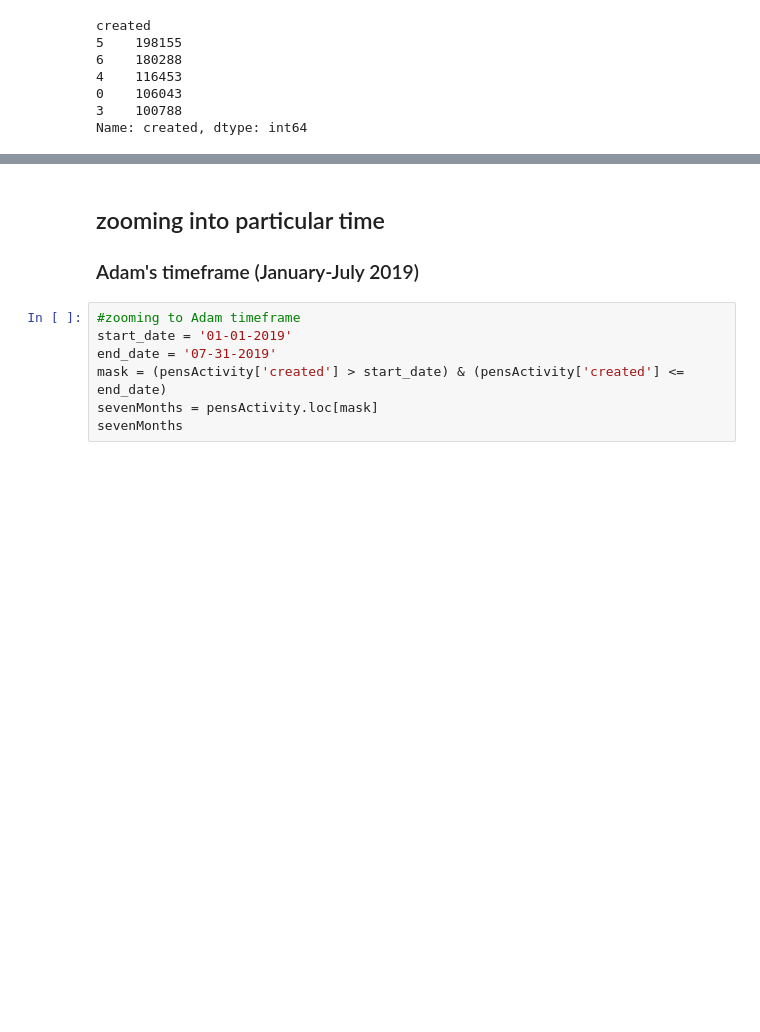
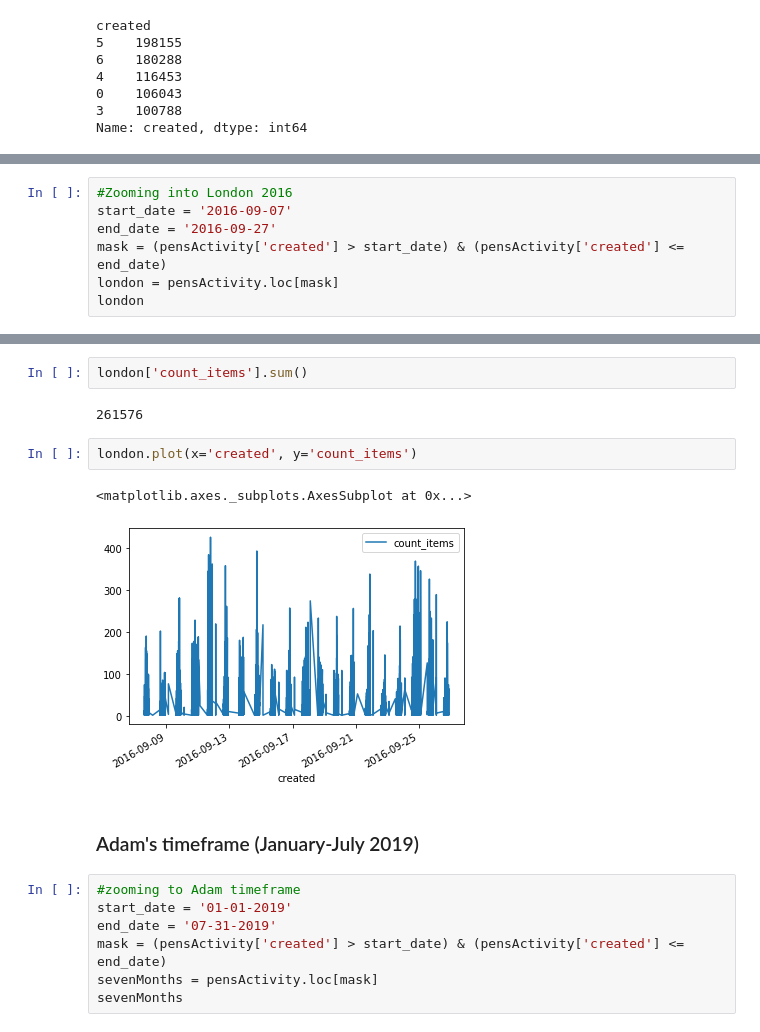
Before and after one commit to ShirinStar/Pen_Data_Dictionary, a Jupyter notebook: data/Pens Activity overview.ipynb, the cells around one changed output, grey strips where cells are left out. Cells and saved outputs as stored; diff of their text form; blank space fills up the shorter version.

Commit message:
exhibition activity and first visists

```diff
--- a/data/Pens Activity overview.ipynb
+++ b/data/Pens Activity overview.ipynb
@@ -155,0 +159,7 @@ Name: created, dtype: int64
+# %%
+#Zooming into London 2016
+start_date = '2016-09-07'
+end_date = '2016-09-27'
+mask = (pensActivity['created'] > start_date) & (pensActivity['created'] <= end_date)
+london = pensActivity.loc[mask]
+london
@@ -156,5 +194,13 @@ Name: created, dtype: int64
+# %%
+london['count_items'].sum()
+# %% [output]
+261576
+# %%
+london.plot(x='created', y='count_items')
+# %% [output]
+<matplotlib.axes._subplots.AxesSubplot at 0x...>
+[figure, added]
 # %% [markdown]
-## zooming into particular time
 ### Adam's timeframe (January-July 2019)
 # %%
 #zooming to Adam timeframe
```
Also changed, not shown: parts of 3 cells of this notebook, 7 other files.
